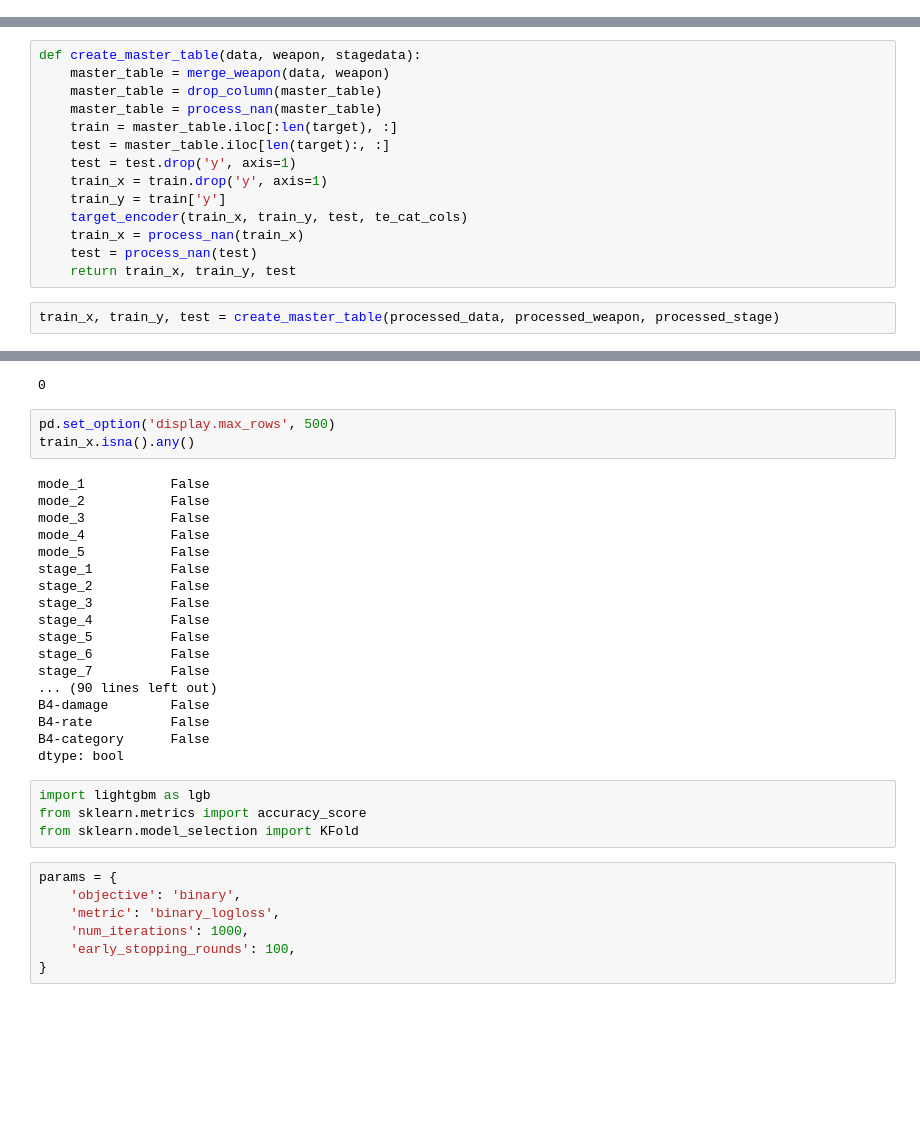
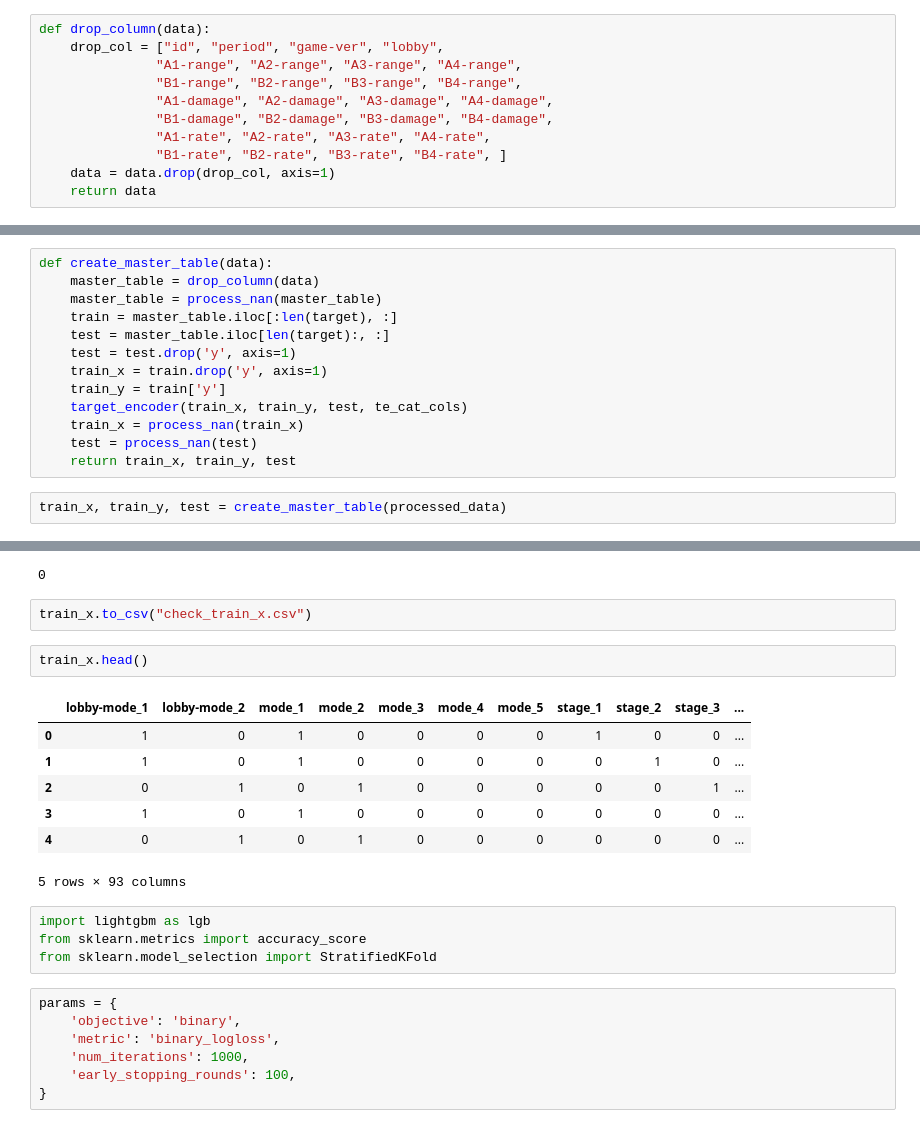
Before and after one commit to barusasu/ml-competition-splatoon, a Jupyter notebook: ml-splatoon/notebooks/Untitled1.ipynb, the cells around one changed output, grey strips where cells are left out. Saved outputs shown, nothing was run; the diff lists cells and outputs as text; blank space fills up the shorter version.

Commit message:
回線落ちプレイヤーの数を追加。チームごとの武器の射程・ダメージ・レートの平均を追加し、個別のデータは削除。StratifiedKFoldに変更。CV:0.5647619146950944, LB:0.550741

```diff
--- a/ml-splatoon/notebooks/Untitled1.ipynb
+++ b/ml-splatoon/notebooks/Untitled1.ipynb
@@ -189,11 +221,21 @@ def drop_column(data):
+# %%
+def drop_column(data):
+    drop_col = ["id", "period", "game-ver", "lobby",
+               "A1-range", "A2-range", "A3-range", "A4-range",
+               "B1-range", "B2-range", "B3-range", "B4-range",
+               "A1-damage", "A2-damage", "A3-damage", "A4-damage",
+               "B1-damage", "B2-damage", "B3-damage", "B4-damage",
+               "A1-rate", "A2-rate", "A3-rate", "A4-rate",
+               "B1-rate", "B2-rate", "B3-rate", "B4-rate", ]
+    data = data.drop(drop_col, axis=1)
+    return data
 # %%
 def process_nan(data):
     data = data.fillna(0.0)
     return data
 # %%
-def create_master_table(data, weapon, stagedata):
-    master_table = merge_weapon(data, weapon)
-    master_table = drop_column(master_table)
+def create_master_table(data):
+    master_table = drop_column(data)
     master_table = process_nan(master_table)
     train = master_table.iloc[:len(target), :]
     test = master_table.iloc[len(target):, :]
@@ -205,36 +247,27 @@ def create_master_table(data, weapon, stagedata):
     test = process_nan(test)
     return train_x, train_y, test
 # %%
-train_x, train_y, test = create_master_table(processed_data, processed_weapon, processed_stage)
+train_x, train_y, test = create_master_table(processed_data)
 # %%
 train_x.isnull().sum().sum()
 # %% [output]
 0
-# %%
-pd.set_option('display.max_rows', 500)
-train_x.isna().any()
-# %% [output]
-mode_1           False
-mode_2           False
-mode_3           False
-mode_4           False
-mode_5           False
-stage_1          False
-stage_2          False
-stage_3          False
-stage_4          False
-stage_5          False
-stage_6          False
-stage_7          False
-... (90 lines left out)
-B4-damage        False
-B4-rate          False
-B4-category      False
-dtype: bool
+# %%
+train_x.to_csv("check_train_x.csv")
+# %%
+train_x.head()
+# %% [output]
+|  | lobby-mode_1 | lobby-mode_2 | mode_1 | mode_2 | mode_3 | mode_4 | mode_5 | stage_1 | stage_2 | stage_3 | ... |
+| 0 | 1 | 0 | 1 | 0 | 0 | 0 | 0 | 1 | 0 | 0 | ... |
+| 1 | 1 | 0 | 1 | 0 | 0 | 0 | 0 | 0 | 1 | 0 | ... |
+| 2 | 0 | 1 | 0 | 1 | 0 | 0 | 0 | 0 | 0 | 1 | ... |
+| 3 | 1 | 0 | 1 | 0 | 0 | 0 | 0 | 0 | 0 | 0 | ... |
+| 4 | 0 | 1 | 0 | 1 | 0 | 0 | 0 | 0 | 0 | 0 | ... |
+5 rows × 93 columns
 # %%
 import lightgbm as lgb
 from sklearn.metrics import accuracy_score
-from sklearn.model_selection import KFold
+from sklearn.model_selection import StratifiedKFold
 # %%
 params = {
     'objective': 'binary',
```
Also changed, not shown: parts of 20 cells of this notebook.
